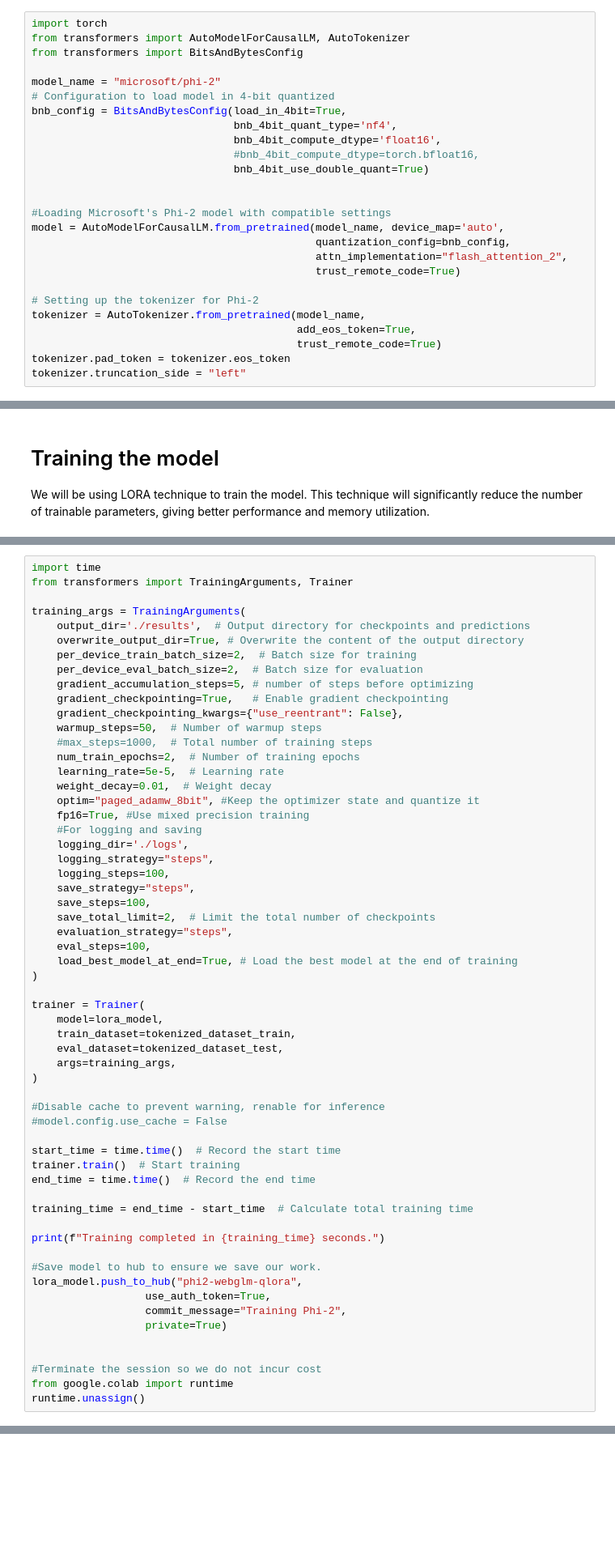
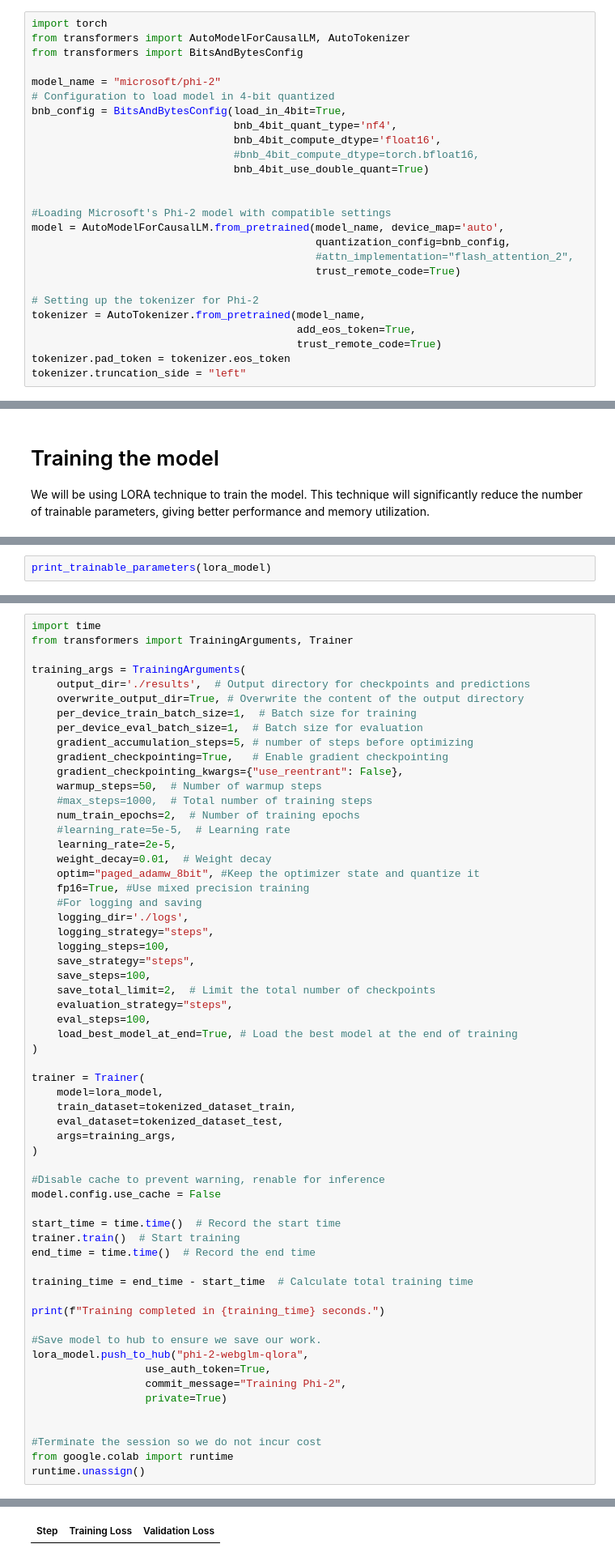
Before and after one commit to shake/colab-Llama-2-ipynb, a Jupyter notebook: phi2_finetune.ipynb, the cells around one changed output, grey strips where cells are left out. Shown: that part at 81% size. Saved outputs shown, nothing was run; the diff lists cells and outputs as text; blank space fills up the shorter version.

```diff
--- a/phi2_finetune.ipynb
+++ b/phi2_finetune.ipynb
@@ -38,7 +51,7 @@ bnb_config = BitsAndBytesConfig(load_in_4bit=True,
 #Loading Microsoft's Phi-2 model with compatible settings
 model = AutoModelForCausalLM.from_pretrained(model_name, device_map='auto',
                                              quantization_config=bnb_config,
-                                             attn_implementation="flash_attention_2",
+                                             #attn_implementation="flash_attention_2",
                                              trust_remote_code=True)
 
 # Setting up the tokenizer for Phi-2
@@ -192,0 +221,2 @@ lora_model = accelerator.prepare_model(lora_model)
+# %%
+print_trainable_parameters(lora_model)
@@ -202,15 +234,16 @@ from transformers import TrainingArguments, Trainer
 training_args = TrainingArguments(
     output_dir='./results',  # Output directory for checkpoints and predictions
     overwrite_output_dir=True, # Overwrite the content of the output directory
-    per_device_train_batch_size=2,  # Batch size for training
-    per_device_eval_batch_size=2,  # Batch size for evaluation
+    per_device_train_batch_size=1,  # Batch size for training
+    per_device_eval_batch_size=1,  # Batch size for evaluation
     gradient_accumulation_steps=5, # number of steps before optimizing
     gradient_checkpointing=True,   # Enable gradient checkpointing
     gradient_checkpointing_kwargs={"use_reentrant": False},
     warmup_steps=50,  # Number of warmup steps
     #max_steps=1000,  # Total number of training steps
     num_train_epochs=2,  # Number of training epochs
-    learning_rate=5e-5,  # Learning rate
+    #learning_rate=5e-5,  # Learning rate
+    learning_rate=2e-5,
     weight_decay=0.01,  # Weight decay
     optim="paged_adamw_8bit", #Keep the optimizer state and quantize it
     fp16=True, #Use mixed precision training
@@ -234,7 +267,7 @@ trainer = Trainer(
 )
 
 #Disable cache to prevent warning, renable for inference
-#model.config.use_cache = False
+model.config.use_cache = False
 
 start_time = time.time()  # Record the start time
 trainer.train()  # Start training
@@ -245,7 +278,7 @@ training_time = end_time - start_time  # Calculate total training time
 print(f"Training completed in {training_time} seconds.")
 
 #Save model to hub to ensure we save our work.
-lora_model.push_to_hub("phi2-webglm-qlora",
+lora_model.push_to_hub("phi-2-webglm-qlora",
                   use_auth_token=True,
                   commit_message="Training Phi-2",
                   private=True)
@@ -254,3 +287,4 @@ lora_model.push_to_hub("phi2-webglm-qlora",
 #Terminate the session so we do not incur cost
 from google.colab import runtime
 runtime.unassign()
+# %% [output]
@@ -256,0 +292 @@ runtime.unassign()
+| Step | Training Loss | Validation Loss |
```
Also changed, not shown: parts of 12 cells of this notebook.
